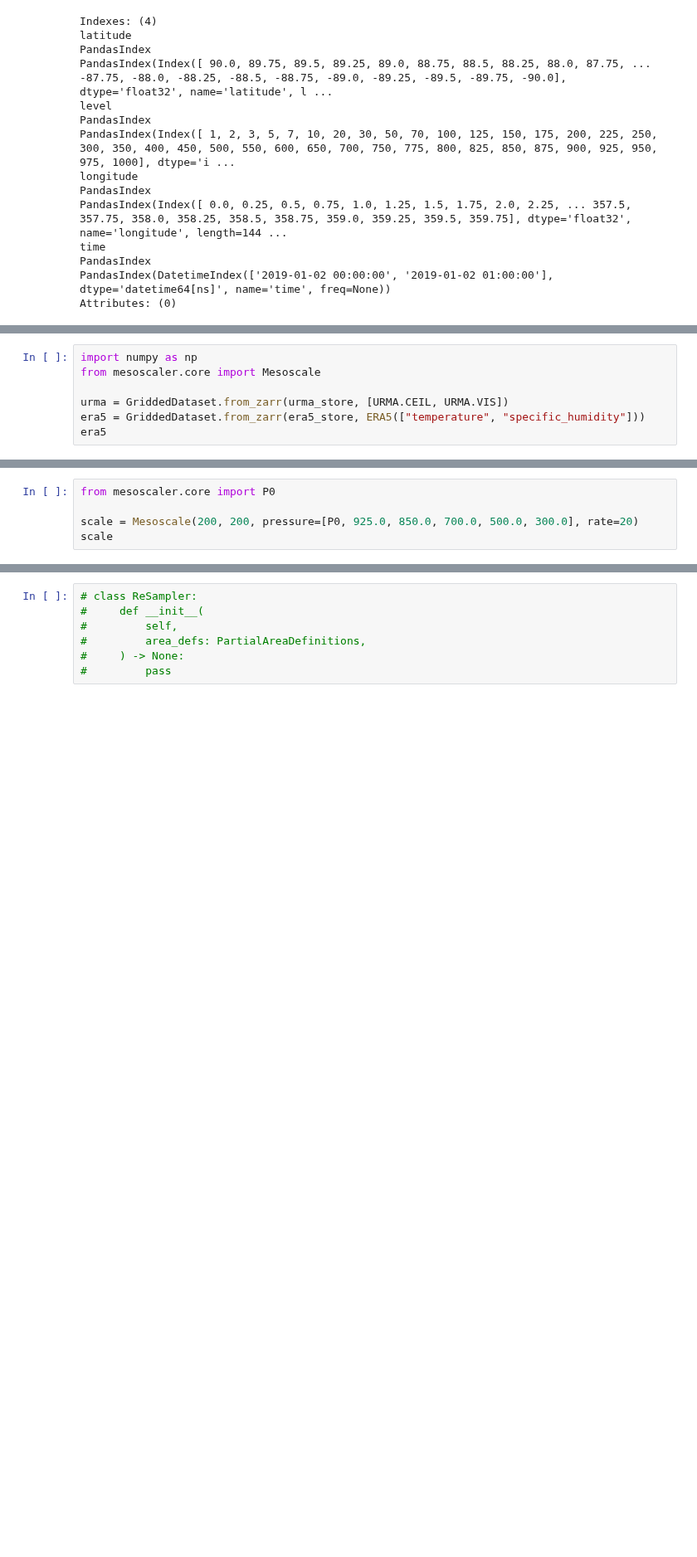
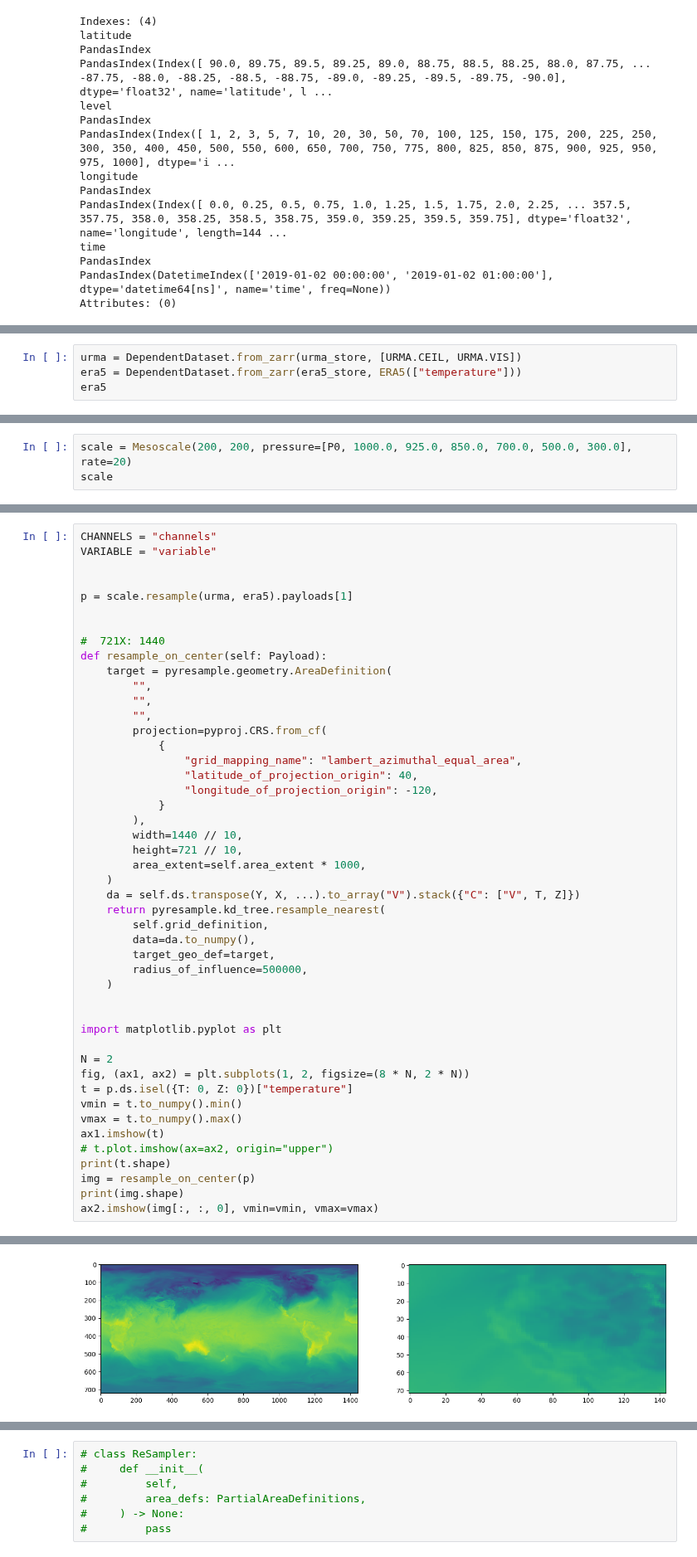
Before and after one commit to leaver2000/mesoformer, a Jupyter notebook: notebooks/3. resampling.ipynb, the cells around one changed output, grey strips where cells are left out. Shown at 83% size. Cells and saved outputs as stored; diff of their text form; blank space fills up the shorter version.

```diff
--- a/notebooks/3. resampling.ipynb
+++ b/notebooks/3. resampling.ipynb
@@ -370,10 +308,7 @@ print(ds.crs.is_geocentric, ds.crs.is_geographic, ds.crs.is_projected)
 False False True
 False True False
 # %%
-import numpy as np
-from mesoscaler.core import Mesoscale
-
-urma = GriddedDataset.from_zarr(urma_store, [URMA.CEIL, URMA.VIS])
-era5 = GriddedDataset.from_zarr(era5_store, ERA5(["temperature", "specific_humidity"]))
+urma = DependentDataset.from_zarr(urma_store, [URMA.CEIL, URMA.VIS])
+era5 = DependentDataset.from_zarr(era5_store, ERA5(["temperature"]))
 era5
 # %% [output]
@@ -419,7 +343,5 @@ Attributes: (0)
 # %%
-from mesoscaler.core import P0
-
-scale = Mesoscale(200, 200, pressure=[P0, 925.0, 850.0, 700.0, 500.0, 300.0], rate=20)
+scale = Mesoscale(200, 200, pressure=[P0, 1000.0, 925.0, 850.0, 700.0, 500.0, 300.0], rate=20)
 scale
 # %% [output]
 Mesoscale:
@@ -468,0 +352,48 @@ list(zip_scale(scale, urma, era5))
+# %%
+CHANNELS = "channels"
+VARIABLE = "variable"
+
+
+p = scale.resample(urma, era5).payloads[1]
+
+
+#  721X: 1440
+def resample_on_center(self: Payload):
+    target = pyresample.geometry.AreaDefinition(
+        "",
+        "",
+        "",
+        projection=pyproj.CRS.from_cf(
+            {
+                "grid_mapping_name": "lambert_azimuthal_equal_area",
+                "latitude_of_projection_origin": 40,
+                "longitude_of_projection_origin": -120,
+            }
+        ),
+        width=1440 // 10,
+        height=721 // 10,
+        area_extent=self.area_extent * 1000,
+    )
+    da = self.ds.transpose(Y, X, ...).to_array("V").stack({"C": ["V", T, Z]})
+    return pyresample.kd_tree.resample_nearest(
+        self.grid_definition,
+        data=da.to_numpy(),
+        target_geo_def=target,
+        radius_of_influence=500000,
+    )
+
+
+import matplotlib.pyplot as plt
+
+N = 2
+fig, (ax1, ax2) = plt.subplots(1, 2, figsize=(8 * N, 2 * N))
+t = p.ds.isel({T: 0, Z: 0})["temperature"]
+vmin = t.to_numpy().min()
+vmax = t.to_numpy().max()
+ax1.imshow(t)
+# t.plot.imshow(ax=ax2, origin="upper")
+print(t.shape)
+img = resample_on_center(p)
+print(img.shape)
+ax2.imshow(img[:, :, 0], vmin=vmin, vmax=vmax)
+# %% [output]
@@ -469,3 +403,4 @@ list(zip_scale(scale, urma, era5))
+[figure, added]
 # %%
 # import functools
 
```
Also changed, not shown: parts of 14 cells of this notebook, 11 other files.
